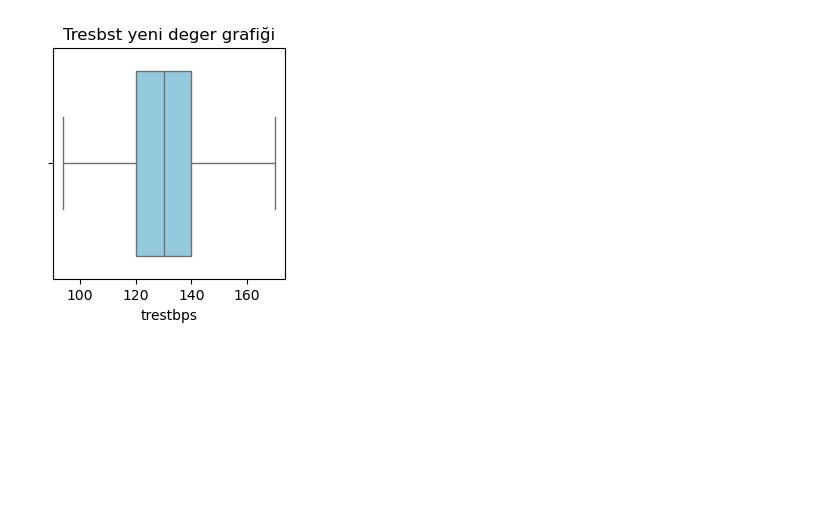
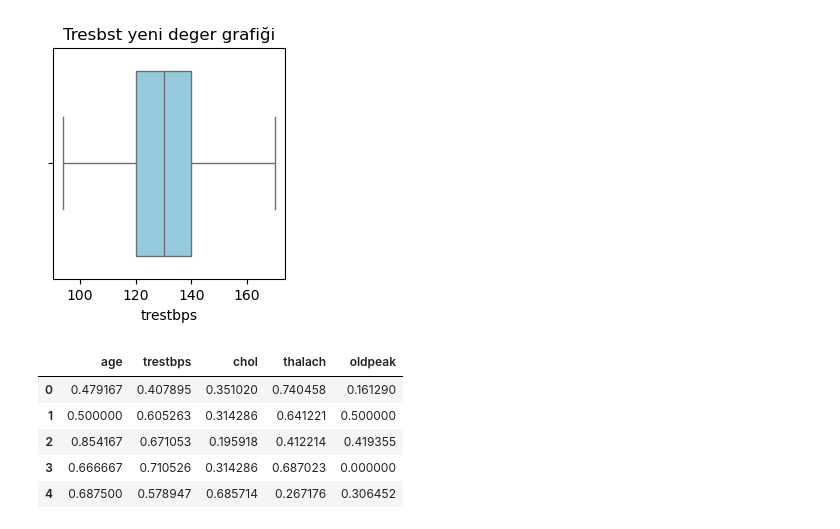
Before and after one commit to samedK1y/Data_preprocessing, a Jupyter notebook: kalp.ipynb, the cells around one changed output. Cells and saved outputs as stored; diff of their text form; code cells hidden in the pictures; blank space fills up the shorter version.

```diff
--- a/kalp.ipynb
+++ b/kalp.ipynb
@@ -122,3 +122,14 @@ plt.show()
 # %% [output]
 trestbps aykırı degerleri baskilandi
 [figure]
+# %%
+num_cols = ['age', 'trestbps', 'chol', 'thalach', 'oldpeak']
+df[num_cols] = ((df[num_cols] - df[num_cols].min())/ (df[num_cols].max()-df[num_cols].min()))
+df[num_cols].head()
+# %% [output]
+|  | age | trestbps | chol | thalach | oldpeak |
+| 0 | 0.479167 | 0.407895 | 0.351020 | 0.740458 | 0.161290 |
+| 1 | 0.500000 | 0.605263 | 0.314286 | 0.641221 | 0.500000 |
+| 2 | 0.854167 | 0.671053 | 0.195918 | 0.412214 | 0.419355 |
+| 3 | 0.666667 | 0.710526 | 0.314286 | 0.687023 | 0.000000 |
+| 4 | 0.687500 | 0.578947 | 0.685714 | 0.267176 | 0.306452 |
```
